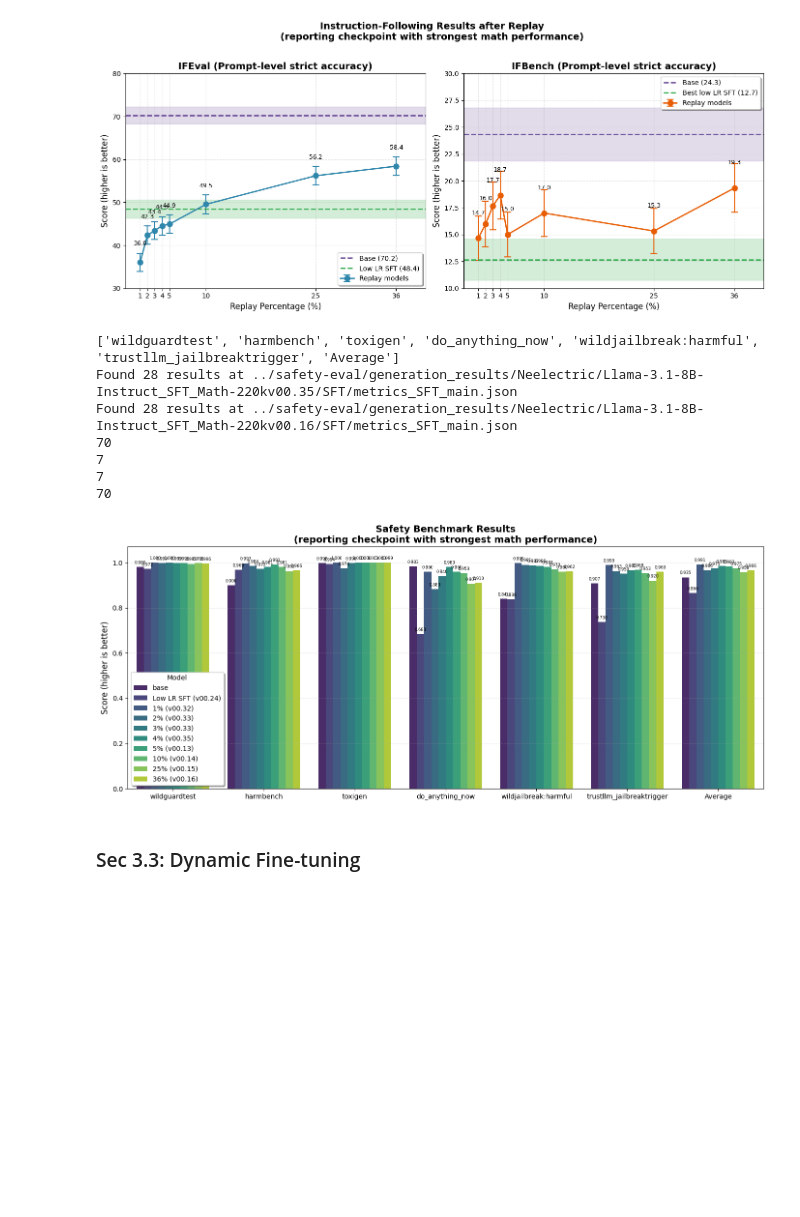
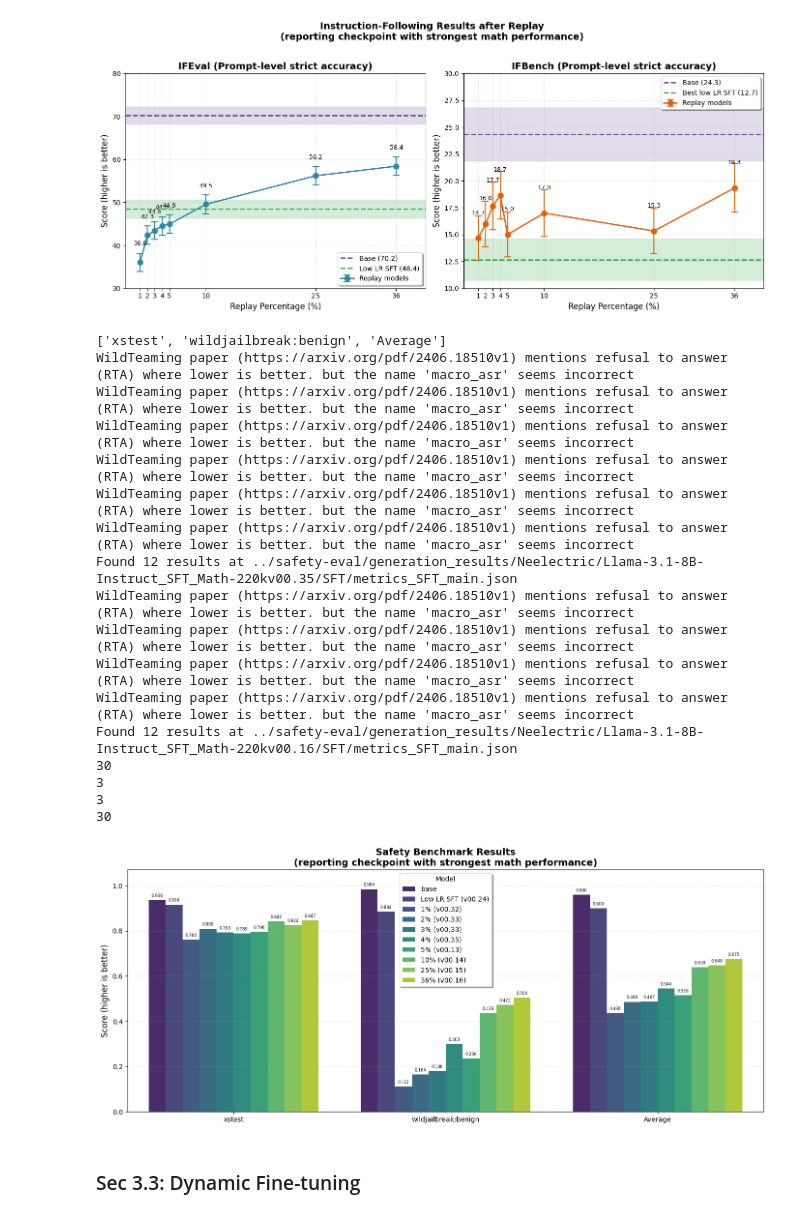
Before and after one commit to Neelectric/open-r1_safety, a Jupyter notebook: data_viz/prep_paper_data_viz.ipynb, the cells around one changed output. Drawn from its saved outputs; the diff is of its cells as text; code cells hidden in the pictures; blank space fills up the shorter version.

Commit message:
finished overrefusal safety graphs

```diff
--- a/data_viz/prep_paper_data_viz.ipynb
+++ b/data_viz/prep_paper_data_viz.ipynb
@@ -50,7 +50,15 @@ def retrieve_results(
 
     scores = []
     for benchmark, score_name in benchmark_configs:
-        scores.append(results_dict[benchmark][score_name])
+        if benchmark == "wildjailbreak:benign":
+            macro_asr = results_dict[benchmark]["macro_asr"]
+            # inverted_macro_asr = 1 - macro_asr
+            # print(f"found wildjailbreak:benign with macro_asr of {macro_asr}, appending inverted_macro_asr of {inverted_macro_asr} (for {results_json_path})")
+            # UPDATE: actually we shouldn't invert this.
+            print(f"WildTeaming paper (https://arxiv.org/pdf/2406.18510v1) mentions refusal to answer (RTA) where lower is better. but the name 'macro_asr' seems incorrect")
+            scores.append(macro_asr)
+        else:
+            scores.append(results_dict[benchmark][score_name])
 
     if compute_mean:
         mean = sum(scores) / len(scores)
@@ -90,7 +98,8 @@ safety_benchmark_configs = [
     ('toxigen', 'safe_overall'),
     ('do_anything_now', 'inverted_macro_asr'),
     ('wildjailbreak:harmful', 'inverted_macro_asr'),
-    ('trustllm_jailbreaktrigger', 'inverted_macro_asr')
+    ('trustllm_jailbreaktrigger', 'inverted_macro_asr'),
+    ('xstest', 'overall_accuracy')
 ]
 benchmarks = [benchmark[0] for benchmark in safety_benchmark_configs] + ["Average"]
 print(benchmarks)
@@ -482,12 +491,14 @@ root_file_path = "../safety-eval/generation_results/"
 model = "Neelectric/Llama-3.1-8B-Instruct_SFT_Math-220kv00."
 
 safety_benchmark_configs = [
-    ('wildguardtest', 'inverted_micro_harm_lower'),
-    ('harmbench', 'inverted_micro_asr_lower'),
-    ('toxigen', 'safe_overall'),
-    ('do_anything_now', 'inverted_macro_asr'),
-    ('wildjailbreak:harmful', 'inverted_macro_asr'),
-    ('trustllm_jailbreaktrigger', 'inverted_macro_asr')
+    # ('wildguardtest', 'inverted_micro_harm_lower'),
+    # ('harmbench', 'inverted_micro_asr_lower'),
+    # ('toxigen', 'safe_overall'),
+    # ('do_anything_now', 'inverted_macro_asr'),
+    # ('wildjailbreak:harmful', 'inverted_macro_asr'),
+    # ('trustllm_jailbreaktrigger', 'inverted_macro_asr'),
+    ('xstest', 'overall_accuracy'),
+    ('wildjailbreak:benign', 'macro_asr'),
 ]
 
 benchmarks = [benchmark[0] for benchmark in safety_benchmark_configs] + ["Average"]
@@ -522,41 +533,51 @@ print(f"Found {len(high_replay_values)} results at {high_replay_path}")
 n = 1 + 1 + 4 + 4
 print(len(benchmarks * n))
 print(len(base_values))
 print(len(low_lr_values))
 print(len(base_values + low_lr_values + low_replay_values + high_replay_values))
 
 
 df = pd.DataFrame({
     'Benchmark': benchmarks * n,
     'Value': base_values + low_lr_values + low_replay_values + high_replay_values,
     'Model': ['base'] * len(benchmarks) + ['Low LR SFT (v00.24)'] * len(benchmarks) + ['1% (v00.32)'] * len(benchmarks) + ['2% (v00.33)'] * len(benchmarks)  + ['3% (v00.33)'] * len(benchmarks) + ['4% (v00.35)'] * len(benchmarks) + ['5% (v00.13)'] * len(benchmarks) + ['10% (v00.14)'] * len(benchmarks) + ['25% (v00.15)'] * len(benchmarks) + ['36% (v00.16)'] * len(benchmarks)
 })
 
 fig, ax = plt.subplots(figsize=(14, 6))
 palette = sns.color_palette("viridis", n)
 bars = sns.barplot(data=df, x='Benchmark', y='Value', hue='Model', ax=ax, palette=palette)
 
 # again we add value labels on top of bars
 for container in ax.containers:
     ax.bar_label(container, fmt='%.3f', padding=3, fontsize=6)
 
 ax.set_xlabel('')
 ax.set_ylabel('Score (higher is better)', fontsize=12)
 ax.set_title('Safety Benchmark Results\n(reporting checkpoint with strongest math performance)', fontsize=14, fontweight='bold')
 ax.legend(title='Model', frameon=True, fancybox=True, shadow=True)
 ax.grid(axis='y', alpha=0.3, linestyle='--')
 ax.set_ylim(0, 1 * 1.07) # trying to give room for labels
 plt.tight_layout()
 plt.show()
 # %% [output]
-['wildguardtest', 'harmbench', 'toxigen', 'do_anything_now', 'wildjailbreak:harmful', 'trustllm_jailbreaktrigger', 'Average']
-Found 28 results at ../safety-eval/generation_results/Neelectric/Llama-3.1-8B-Instruct_SFT_Math-220kv00.35/SFT/metrics_SFT_main.json
-Found 28 results at ../safety-eval/generation_results/Neelectric/Llama-3.1-8B-Instruct_SFT_Math-220kv00.16/SFT/metrics_SFT_main.json
-70
-7
-7
-70
+['xstest', 'wildjailbreak:benign', 'Average']
+WildTeaming paper (https://arxiv.org/pdf/2406.18510v1) mentions refusal to answer (RTA) where lower is better. but the name 'macro_asr' seems incorrect
+WildTeaming paper (https://arxiv.org/pdf/2406.18510v1) mentions refusal to answer (RTA) where lower is better. but the name 'macro_asr' seems incorrect
+WildTeaming paper (https://arxiv.org/pdf/2406.18510v1) mentions refusal to answer (RTA) where lower is better. but the name 'macro_asr' seems incorrect
+WildTeaming paper (https://arxiv.org/pdf/2406.18510v1) mentions refusal to answer (RTA) where lower is better. but the name 'macro_asr' seems incorrect
+WildTeaming paper (https://arxiv.org/pdf/2406.18510v1) mentions refusal to answer (RTA) where lower is better. but the name 'macro_asr' seems incorrect
+WildTeaming paper (https://arxiv.org/pdf/2406.18510v1) mentions refusal to answer (RTA) where lower is better. but the name 'macro_asr' seems incorrect
+Found 12 results at ../safety-eval/generation_results/Neelectric/Llama-3.1-8B-Instruct_SFT_Math-220kv00.35/SFT/metrics_SFT_main.json
+WildTeaming paper (https://arxiv.org/pdf/2406.18510v1) mentions refusal to answer (RTA) where lower is better. but the name 'macro_asr' seems incorrect
+WildTeaming paper (https://arxiv.org/pdf/2406.18510v1) mentions refusal to answer (RTA) where lower is better. but the name 'macro_asr' seems incorrect
+WildTeaming paper (https://arxiv.org/pdf/2406.18510v1) mentions refusal to answer (RTA) where lower is better. but the name 'macro_asr' seems incorrect
+WildTeaming paper (https://arxiv.org/pdf/2406.18510v1) mentions refusal to answer (RTA) where lower is better. but the name 'macro_asr' seems incorrect
+Found 12 results at ../safety-eval/generation_results/Neelectric/Llama-3.1-8B-Instruct_SFT_Math-220kv00.16/SFT/metrics_SFT_main.json
+30
+3
+3
+30
-[figure, old version]
+[figure, new version]
 # %% [markdown]
 ### Sec 3.3: Dynamic Fine-tuning
 # %% [markdown]
```
Also changed, not shown: parts of 4 cells of this notebook, 3 other files.
